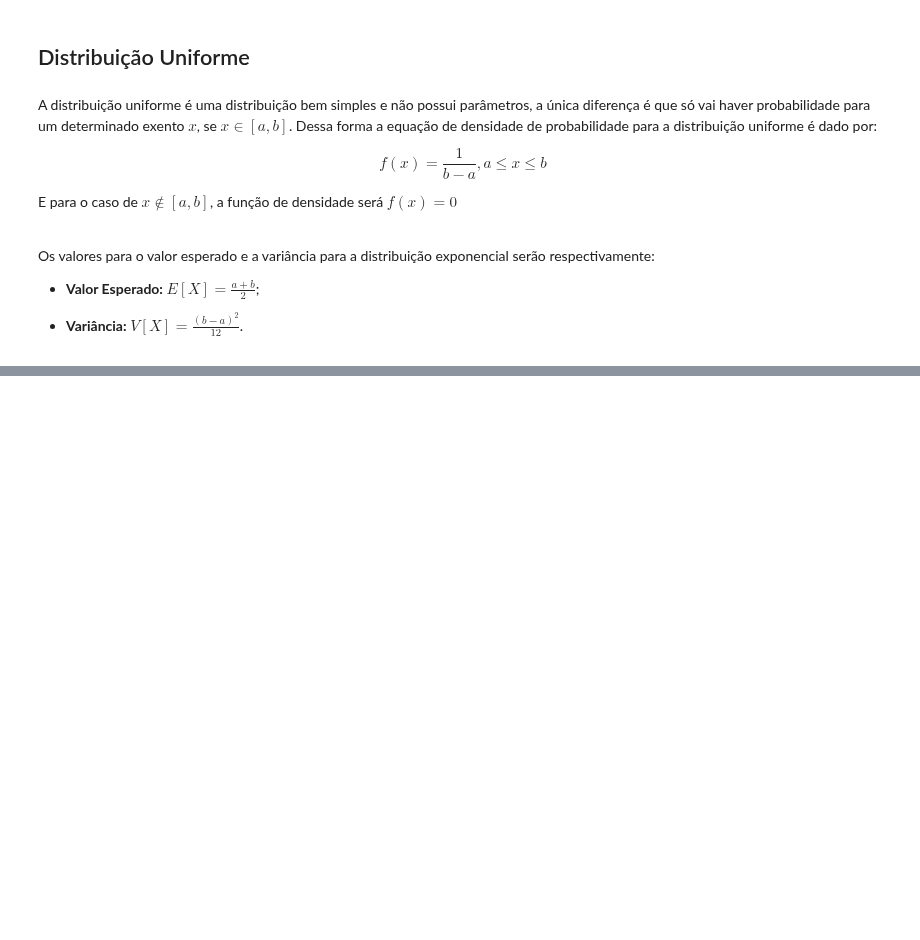
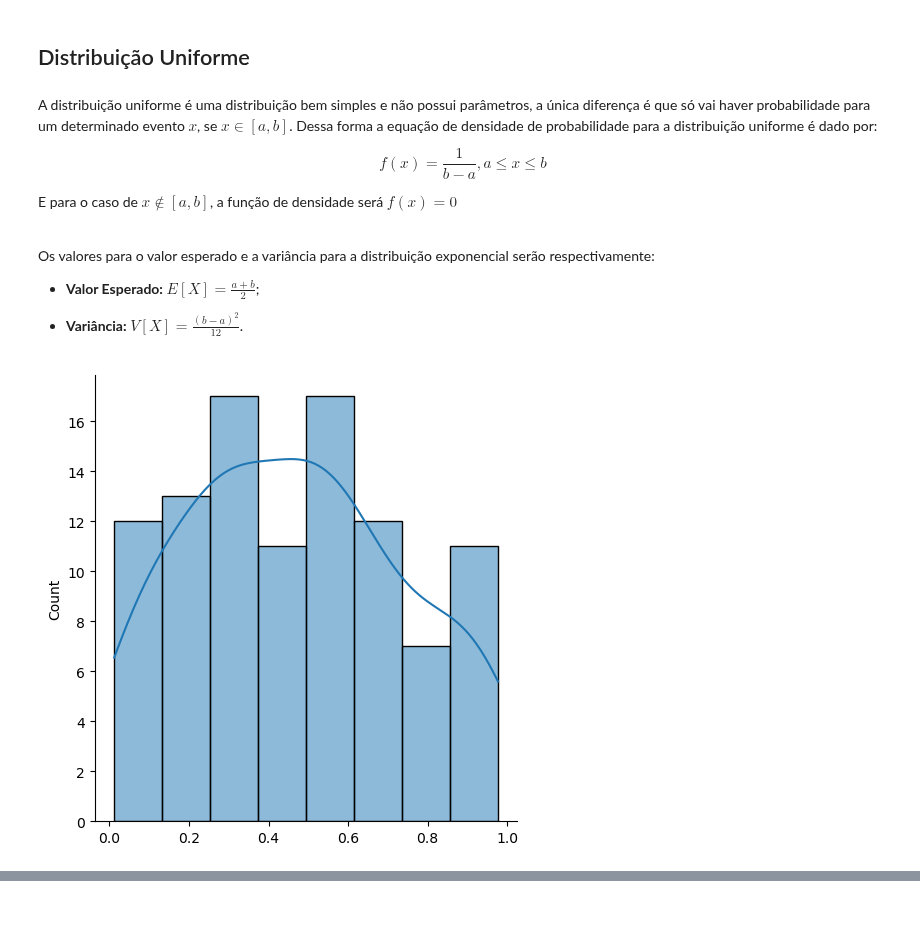
Before and after one commit to remarchese/DS_Hypera_960, a Jupyter notebook: 03 - Distribuições de Probabilidade.ipynb, the cells around one changed output, grey strips where cells are left out. Drawn from its saved outputs; the diff is of its cells as text; code cells hidden in the pictures; blank space fills up the shorter version.

Commit message:
Dsitribuição de probabilidade

```diff
--- a/03 - Distribuições de Probabilidade.ipynb
+++ b/03 - Distribuições de Probabilidade.ipynb
@@ -224,7 +430,7 @@ __Exemplo:__ O intervalo de tempo, em minutos, entre emissões consecutivas de u
 # %% [markdown]
 ## Distribuição Uniforme
 # %% [markdown]
-A distribuição uniforme é uma distribuição bem simples e não possui parâmetros, a única diferença é que só vai haver probabilidade para um determinado exento $x$, se $x \in [a, b]$. Dessa forma a equação de densidade de probabilidade para a distribuição uniforme é dado por:
+A distribuição uniforme é uma distribuição bem simples e não possui parâmetros, a única diferença é que só vai haver probabilidade para um determinado evento $x$, se $x \in [a, b]$. Dessa forma a equação de densidade de probabilidade para a distribuição uniforme é dado por:
 
 $$ f(x) = \frac{1}{b - a}, a \leq x \leq b $$
 
@@ -236,3 +442,14 @@ Os valores para o valor esperado e a variância para a distribuição exponencia
 - __Valor Esperado:__ $ E[X] = \frac{a + b}{2} $;
 
 - __Variância:__ $ V[X] = \frac{(b - a)^2}{12}$.
+# %%
+# simulação de uma distribuição uniforme
+N = 100
+
+amostra_uniform = np.random.uniform(0, 1, N)
+
+sns.displot(amostra_uniform, kde=True)
+
+plt.show()
+# %% [output]
+[figure, added]
```
Also changed, not shown: parts of 24 cells of this notebook.
